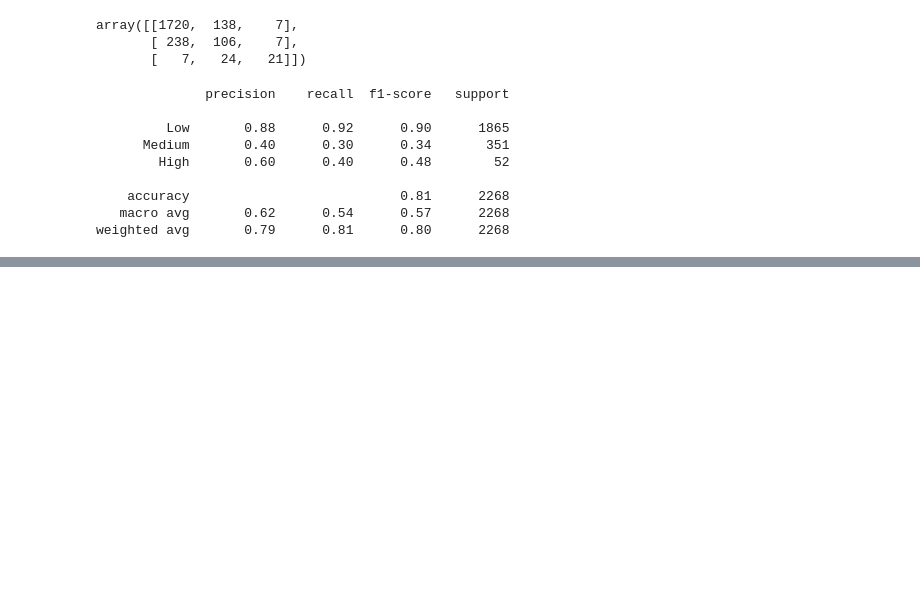
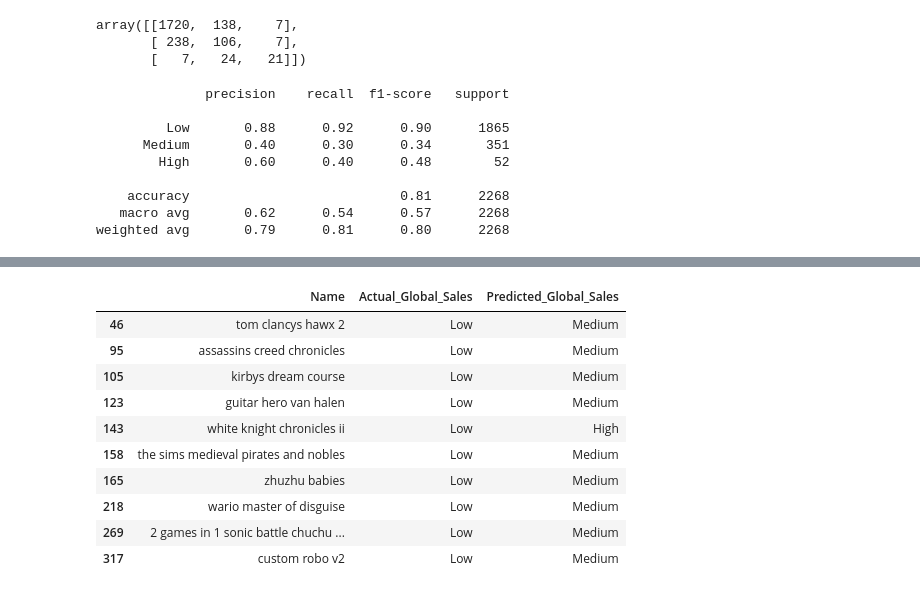
Before and after one commit to maxaclark/forecasting-video-game-sales, a Jupyter notebook: notebooks/ML_pipeline.ipynb, the cells around one changed output, grey strips where cells are left out. Cells and saved outputs as stored; diff of their text form; code cells hidden in the pictures; blank space fills up the shorter version.

```diff
--- a/notebooks/ML_pipeline.ipynb
+++ b/notebooks/ML_pipeline.ipynb
@@ -821,0 +926,16 @@ weighted avg       0.79      0.81      0.80      2268
+# %%
+# Listing 10 instances where SVM model misclassified Low sales as something else
+misclassified_low = svm_results_df[(svm_results_df['Actual_Global_Sales'] == 'Low') & (svm_results_df['Predicted_Global_Sales'] != 'Low')]
+misclassified_low.head(10)
+# %% [output]
+|  | Name | Actual_Global_Sales | Predicted_Global_Sales |
+| 46 | tom clancys hawx 2 | Low | Medium |
+| 95 | assassins creed chronicles | Low | Medium |
+| 105 | kirbys dream course | Low | Medium |
+| 123 | guitar hero van halen | Low | Medium |
+| 143 | white knight chronicles ii | Low | High |
+| 158 | the sims medieval pirates and nobles | Low | Medium |
+| 165 | zhuzhu babies | Low | Medium |
+| 218 | wario master of disguise | Low | Medium |
+| 269 | 2 games in 1 sonic battle chuchu ... | Low | Medium |
+| 317 | custom robo v2 | Low | Medium |
```
Also changed, not shown: parts of 10 cells of this notebook, 1 other file.
